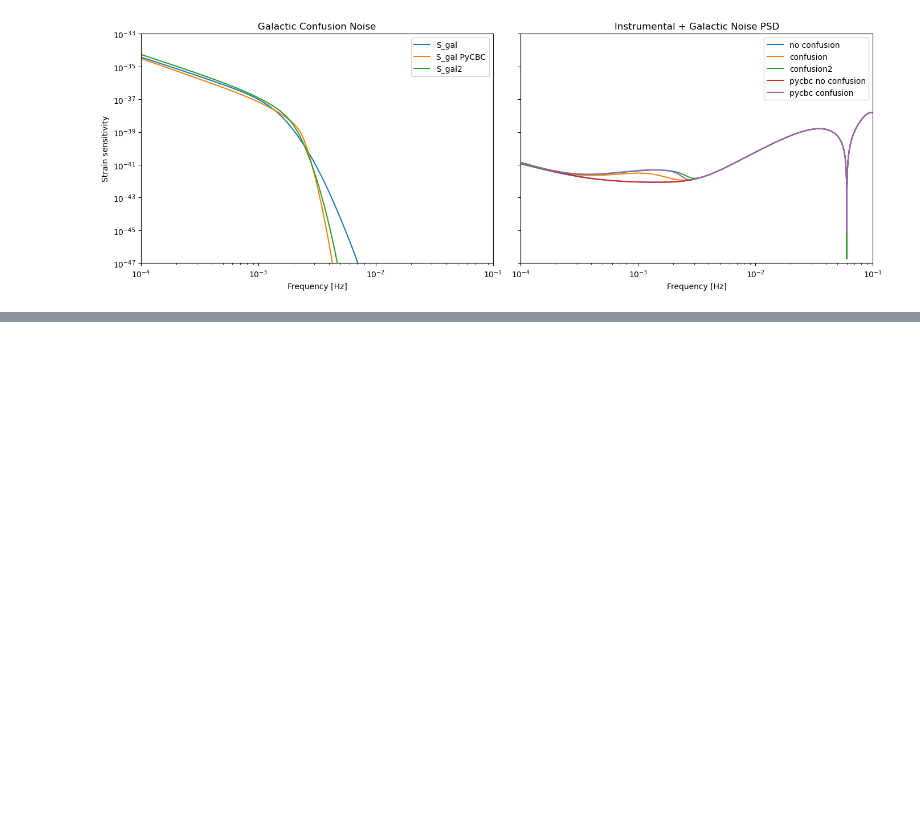
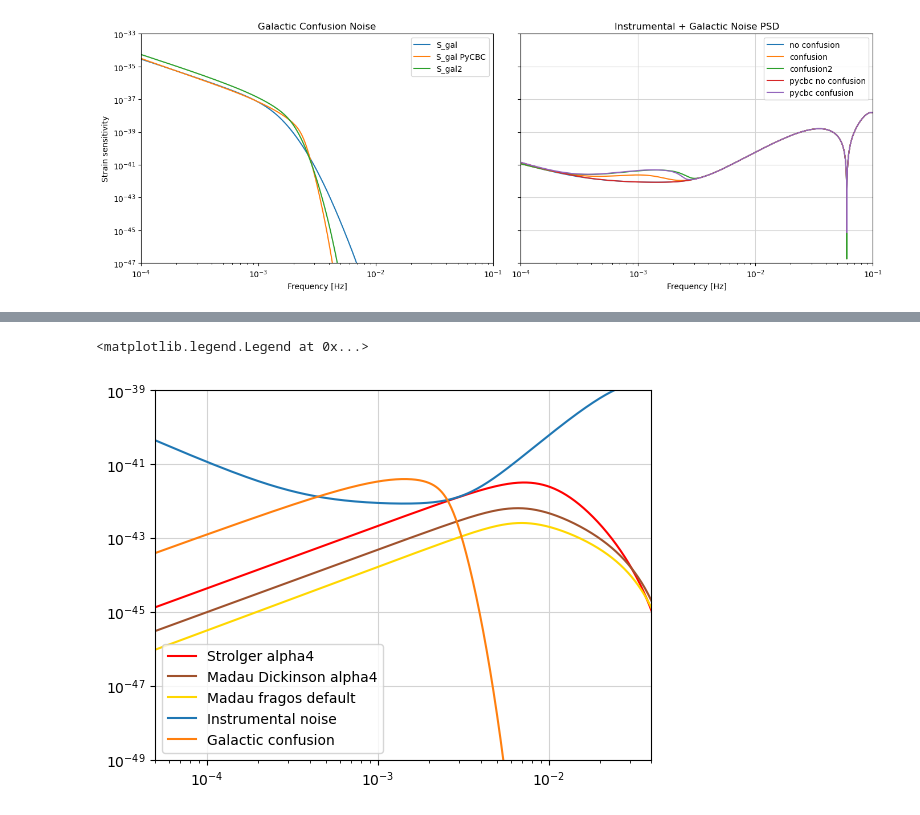
Before and after one commit to aacravi/snr-calculation, a Jupyter notebook: run-snr-script.ipynb, the cells around one changed output, grey strips where cells are left out. Drawn from its saved outputs; the diff is of its cells as text; code cells hidden in the pictures; blank space fills up the shorter version.

```diff
--- a/run-snr-script.ipynb
+++ b/run-snr-script.ipynb
@@ -223,0 +237,19 @@ plt.show()
+# %%
+from library.lisa_psd import noise_psd_AE_Boileau
+
+# Including response
+noise_B = noise_psd_AE_Boileau(fra,  2.5e9/constants.c, tdi=1.5, model="Strolger alpha4")
+noise_B_MD = noise_psd_AE_Boileau(fra,  2.5e9/constants.c, tdi=1.5, model="Madau Dickinson alpha4")
+noise_B_MF = noise_psd_AE_Boileau(fra,  2.5e9/constants.c, tdi=1.5, model="Madau Fragos default")
+plt.loglog(fra, noise_B, label='Strolger alpha4', color = 'red')
+plt.loglog(fra, noise_B_MD, label='Madau Dickinson alpha4', color='sienna')
+plt.loglog(fra, noise_B_MF, label='Madau fragos default', color='gold')
+plt.loglog(fra, psd_nog, label="Instrumental noise")
+plt.loglog(fra, psd2 - psd_nog, label="Galactic confusion")
+plt.xlim(5e-5,4e-2)
+plt.ylim(1e-49, 1e-39)
+plt.grid(color='lightgrey')
+plt.legend()
+# %% [output]
+<matplotlib.legend.Legend at 0x...>
+[figure, added]
```
Also changed, not shown: parts of 6 cells of this notebook, 8 other files.
